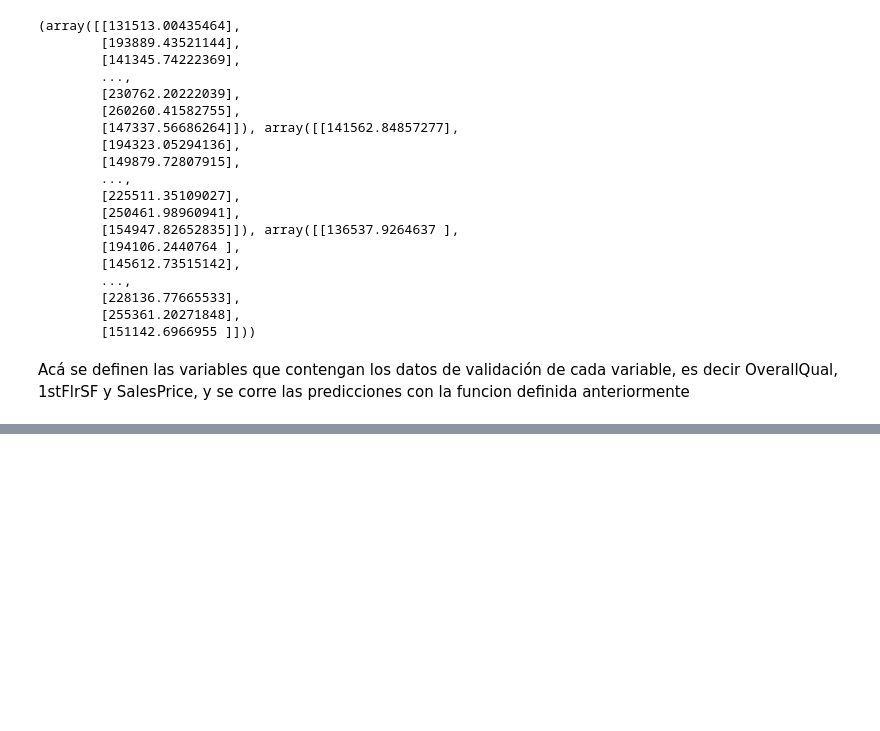
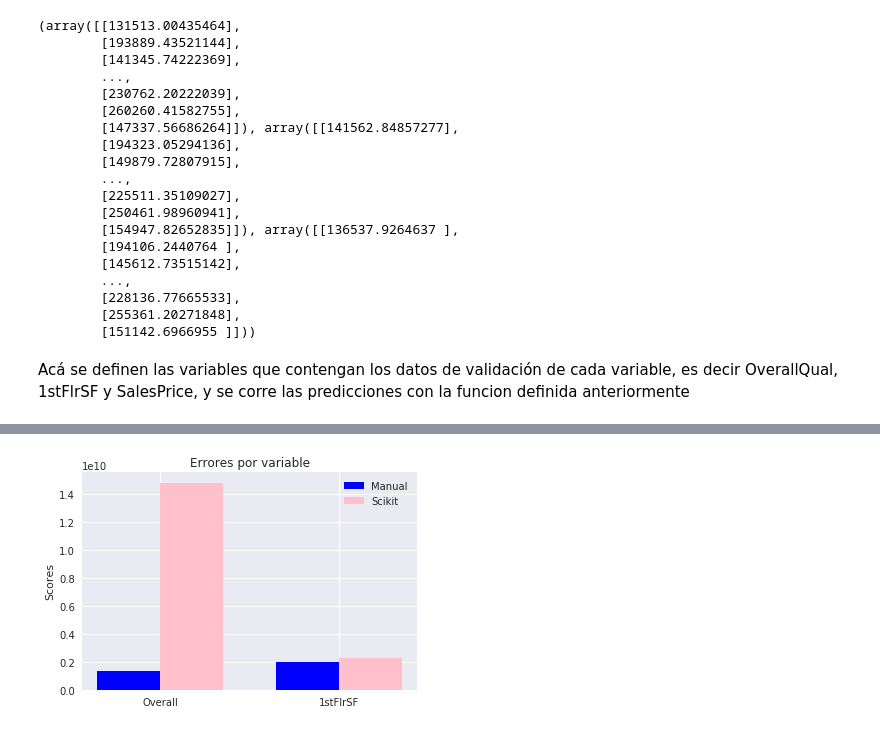
Before and after one commit to marcosfgalindog/python, a Jupyter notebook: proyecto_python/Proyecto_python_19001149.ipynb, the cells around one changed output, grey strips where cells are left out. Cells and saved outputs as stored; diff of their text form; code cells hidden in the pictures; blank space fills up the shorter version.

```diff
--- a/proyecto_python/Proyecto_python_19001149.ipynb
+++ b/proyecto_python/Proyecto_python_19001149.ipynb
@@ -557,0 +537,25 @@ len(modelo_OverAll[0])
+# %%
+
+modelado_manual = (modelo_OverAll[1][-1],modelo_FrstFlrSF[1][-1])
+
+
+ind = np.arange(2)
+
+fig, ax = plt.subplots()
+rects1 = ax.bar(ind, men_means, 0.35, color='b')
+
+modelado_scikit = (Overall_error, FrstFlrSF_error)
+
+rects2 = ax.bar(ind + width, women_means, width, color='pink')
+
+
+ax.set_ylabel('Scores')
+ax.set_title('Errores por variable')
+ax.set_xticks(ind + width / 2)
+ax.set_xticklabels(('Overall', '1stFlrSF'))
+
+ax.legend((rects1[0], rects2[0]), ('Manual', 'Scikit'))
+
+plt.show()
+# %% [output]
+[figure, added]
```
Also changed, not shown: parts of 7 cells of this notebook.
